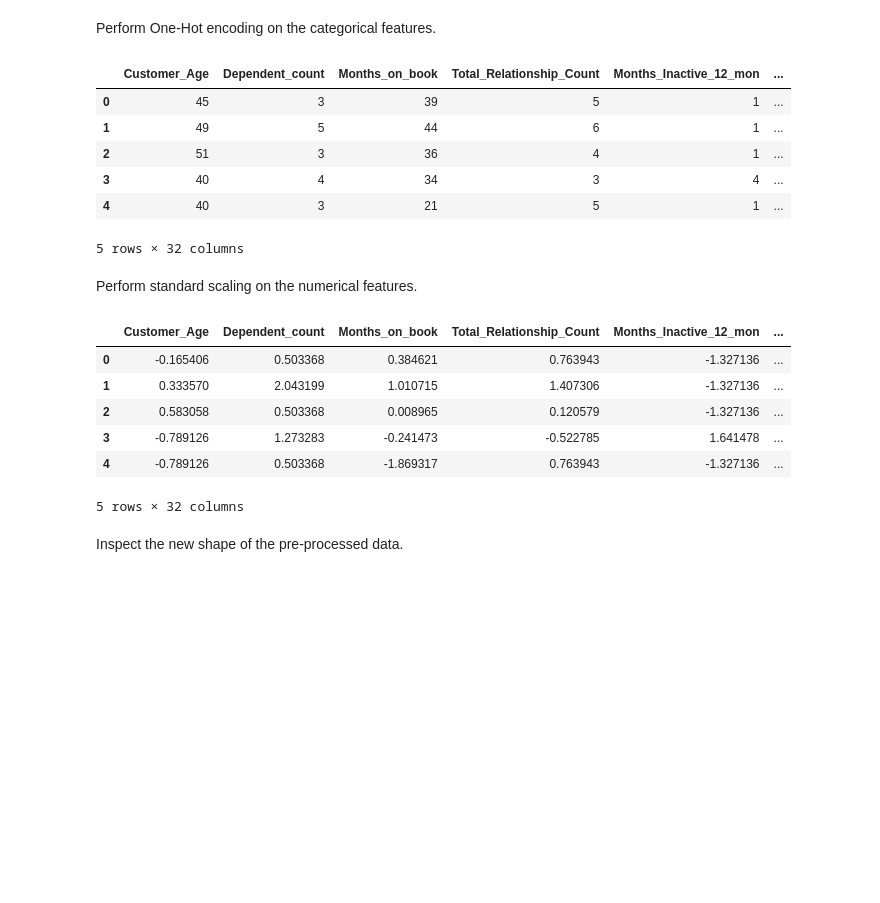
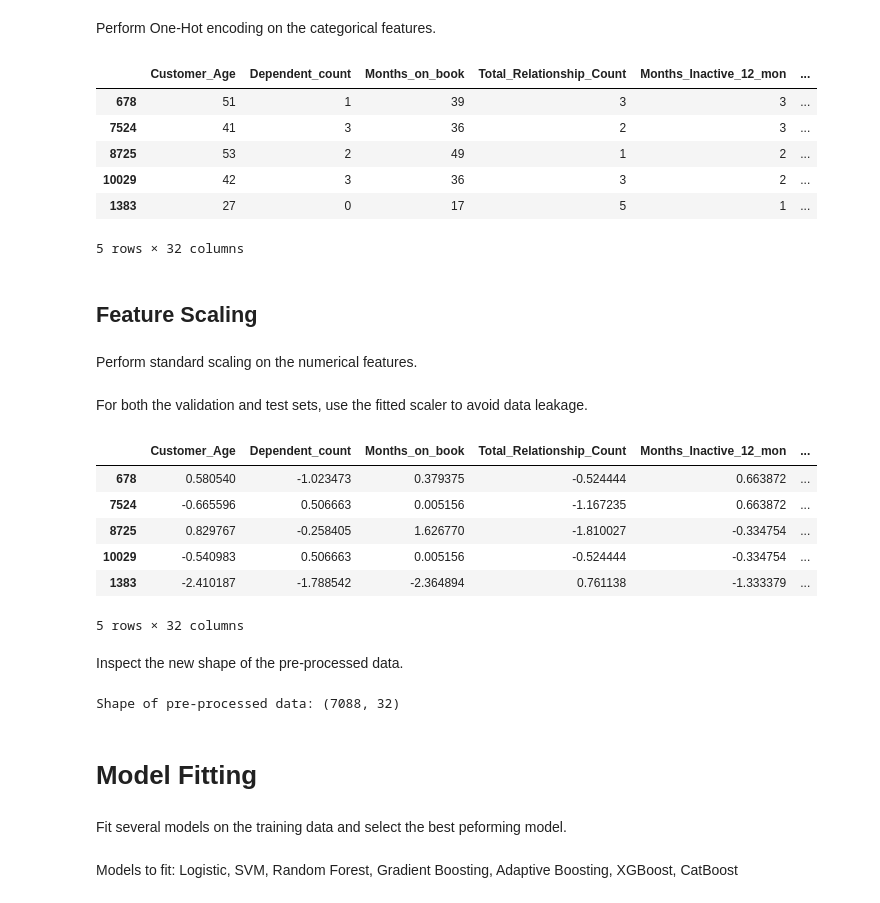
Before and after one commit to renzasprec/Credit-Card-Customer-Churn, a Jupyter notebook: Credit_Card_Customer_Churn.ipynb, the cells around one changed output. Cells and saved outputs as stored; diff of their text form; code cells hidden in the pictures; blank space fills up the shorter version.

Commit message:
Added Model Fitting section

```diff
--- a/Credit_Card_Customer_Churn.ipynb
+++ b/Credit_Card_Customer_Churn.ipynb
@@ -327,18 +325,26 @@ X_enc = pd.get_dummies(X, drop_first=True)
+# %%
+X_train_enc = pd.get_dummies(X_train, drop_first=True)
+X_validation_enc = pd.get_dummies(X_validation, drop_first=True)
+X_test_enc = pd.get_dummies(X_test, drop_first=True)
 # %%
-X_enc.head()
+X_train_enc.head()
 # %% [output]
 |  | Customer_Age | Dependent_count | Months_on_book | Total_Relationship_Count | Months_Inactive_12_mon | ... |
-| 0 | 45 | 3 | 39 | 5 | 1 | ... |
-| 1 | 49 | 5 | 44 | 6 | 1 | ... |
-| 2 | 51 | 3 | 36 | 4 | 1 | ... |
-| 3 | 40 | 4 | 34 | 3 | 4 | ... |
-| 4 | 40 | 3 | 21 | 5 | 1 | ... |
+| 678 | 51 | 1 | 39 | 3 | 3 | ... |
+| 7524 | 41 | 3 | 36 | 2 | 3 | ... |
+| 8725 | 53 | 2 | 49 | 1 | 2 | ... |
+| 10029 | 42 | 3 | 36 | 3 | 2 | ... |
+| 1383 | 27 | 0 | 17 | 5 | 1 | ... |
 5 rows × 32 columns
+# %% [markdown]
+## Feature Scaling
 # %% [markdown]
 Perform standard scaling on the numerical features.
 # %%
 # create an instance of the StandardScaler
 ss = preprocessing.StandardScaler()
 # fit on the data
-X_enc[numerical_features] = ss.fit_transform(X_enc[numerical_features]) # perform standard scaling on numerical features
-X_preprocessed = X_enc
+X_train_enc[numerical_features] = ss.fit_transform(X_train_enc[numerical_features]) # perform standard scaling on numerical features
+X_train_preprocessed = X_train_enc
+# %% [markdown]
+For both the validation and test sets, use the fitted scaler to avoid data leakage.
@@ -345,12 +356,22 @@ X_preprocessed = X_enc
 # %%
-X_preprocessed.head()
+X_train_preprocessed.head()
 # %% [output]
 |  | Customer_Age | Dependent_count | Months_on_book | Total_Relationship_Count | Months_Inactive_12_mon | ... |
-| 0 | -0.165406 | 0.503368 | 0.384621 | 0.763943 | -1.327136 | ... |
-| 1 | 0.333570 | 2.043199 | 1.010715 | 1.407306 | -1.327136 | ... |
-| 2 | 0.583058 | 0.503368 | 0.008965 | 0.120579 | -1.327136 | ... |
-| 3 | -0.789126 | 1.273283 | -0.241473 | -0.522785 | 1.641478 | ... |
-| 4 | -0.789126 | 0.503368 | -1.869317 | 0.763943 | -1.327136 | ... |
+| 678 | 0.580540 | -1.023473 | 0.379375 | -0.524444 | 0.663872 | ... |
+| 7524 | -0.665596 | 0.506663 | 0.005156 | -1.167235 | 0.663872 | ... |
+| 8725 | 0.829767 | -0.258405 | 1.626770 | -1.810027 | -0.334754 | ... |
+| 10029 | -0.540983 | 0.506663 | 0.005156 | -0.524444 | -0.334754 | ... |
+| 1383 | -2.410187 | -1.788542 | -2.364894 | 0.761138 | -1.333379 | ... |
 5 rows × 32 columns
 # %% [markdown]
 Inspect the new shape of the pre-processed data.
+# %%
+print(f'Shape of pre-processed data: {X_train_preprocessed.shape}')
+# %% [output]
+Shape of pre-processed data: (7088, 32)
+# %% [markdown]
+# Model Fitting
+# %% [markdown]
+Fit several models on the training data and select the best peforming model.
+# %% [markdown]
+Models to fit: Logistic, SVM, Random Forest, Gradient Boosting, Adaptive Boosting, XGBoost, CatBoost
```
Also changed, not shown: parts of 5 cells of this notebook.
